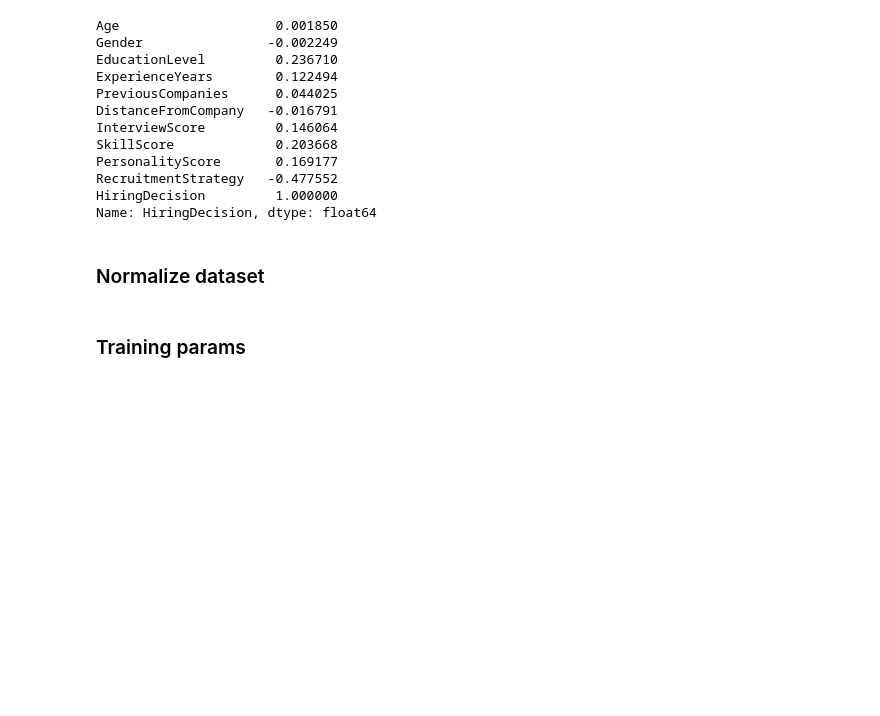
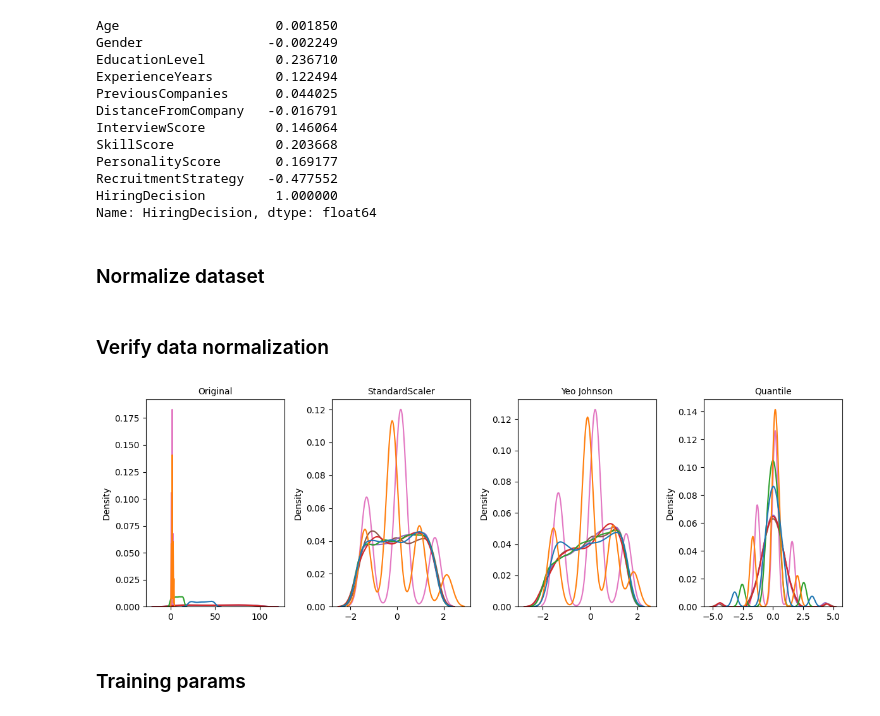
Before and after one commit to LuizTokuhara/machine-learning, a Jupyter notebook: notebooks/hiring-decision-nn-grid-search.ipynb, the cells around one changed output. Cells and saved outputs as stored; diff of their text form; code cells hidden in the pictures; blank space fills up the shorter version.

```diff
--- a/notebooks/hiring-decision-nn-grid-search.ipynb
+++ b/notebooks/hiring-decision-nn-grid-search.ipynb
@@ -80,6 +83,41 @@ X_test_scaled = scaler.transform(X_test)
 # Calculate class weights
 class_weights = compute_class_weight(class_weight='balanced', classes=np.unique(y_train), y=y_train)
 class_weights_dict = dict(enumerate(class_weights))
+# %% [markdown]
+### Verify data normalization
+# %%
+# Graph centered in 0 is better - less bias
+# On our case, quantile transform is better
+
+qTransformer = QuantileTransformer(output_distribution='normal')
+pTransformer = PowerTransformer(method='yeo-johnson')
+
+yeo_johnson = pTransformer.fit_transform(X)
+yeo_johnson = scaler.fit_transform(yeo_johnson)
+
+quantile = qTransformer.fit_transform(X)
+quantile = scaler.fit_transform(quantile)
+
+fig, axis = plt.subplots(1, 4, figsize=(12, 4))
+sb.kdeplot(X, ax=axis[0], legend=False,)
+axis[0].set_title('Original', size=10)
+
+sb.kdeplot(X_train_scaled, ax=axis[1], legend=False,)
+axis[1].set_title('StandardScaler', size=10)
+
+sb.kdeplot(yeo_johnson, ax=axis[2], legend=False)
+axis[2].set_title('Yeo Johnson', size=10)
+
+sb.kdeplot(quantile, ax=axis[3], legend=False)
+axis[3].set_title('Quantile', size=10)
+
+# Transform dataset again
+X_train_scaled = qTransformer.fit_transform(X_train)
+X_test_scaled = qTransformer.transform(X_test)
+
+fig.tight_layout()
+# %% [output]
+[figure, added]
 # %% [markdown]
 ### Training params
 # %%
```
Also changed, not shown: parts of 6 cells of this notebook.
